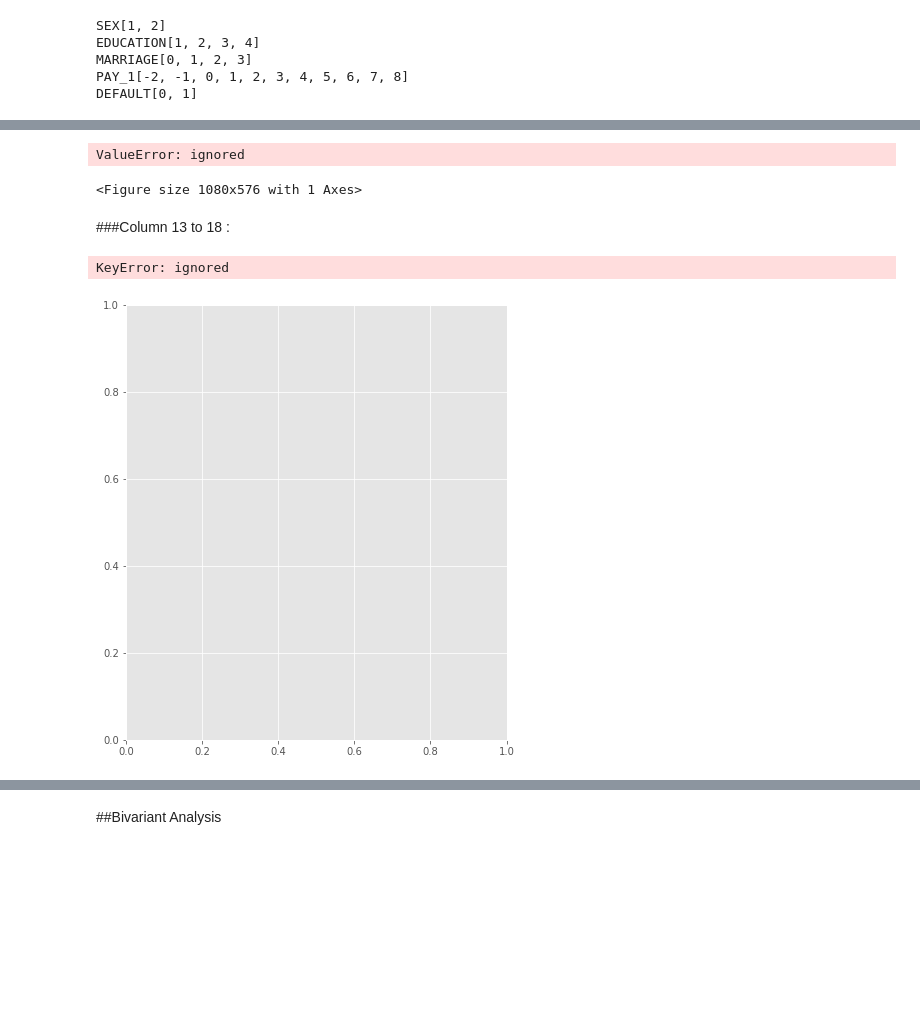
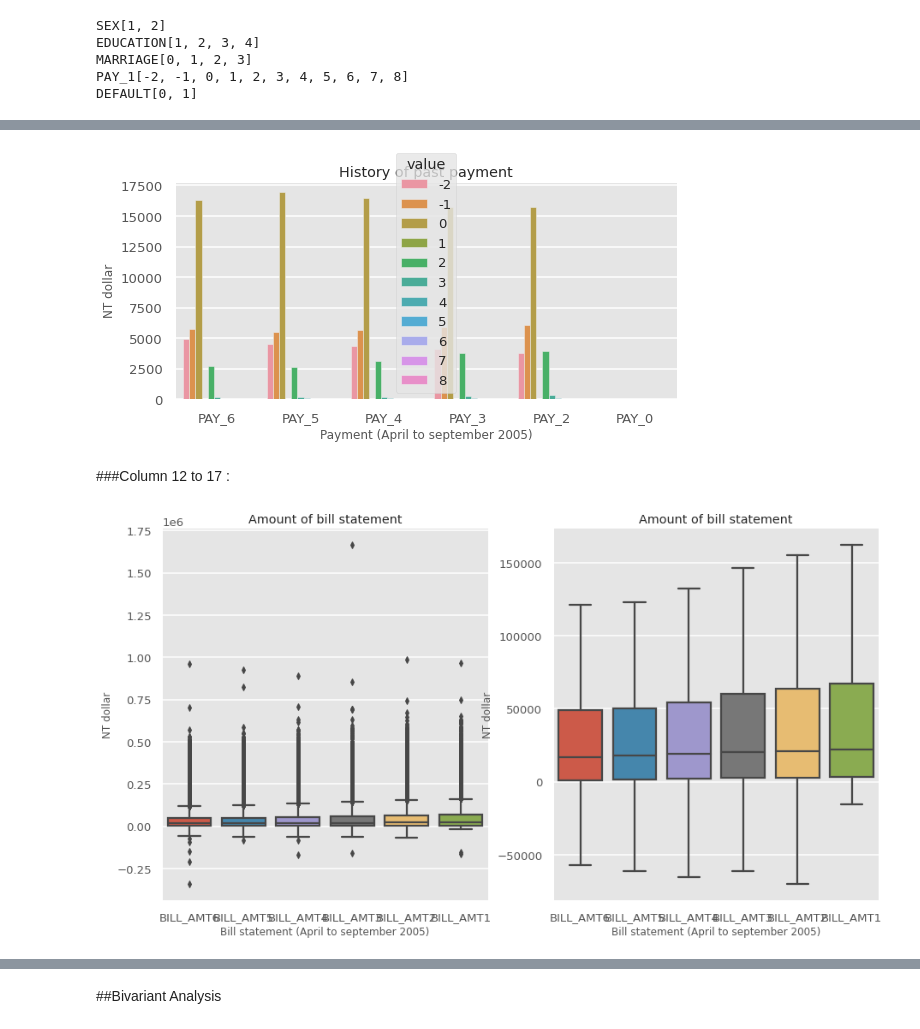
Before and after one commit to Anku0210/Credit-Card-Default-Prediction, a Jupyter notebook: Credit_Card_Default_Prediction_Capstone_Project.ipynb, the cells around one changed output, grey strips where cells are left out. Drawn from its saved outputs; the diff is of its cells as text; code cells hidden in the pictures; blank space fills up the shorter version.

```diff
--- a/Credit_Card_Default_Prediction_Capstone_Project.ipynb
+++ b/Credit_Card_Default_Prediction_Capstone_Project.ipynb
@@ -285,33 +277,31 @@ plt.show()
 # %%
-sns.countplot(x="variable", hue="value", data=pd.melt(df.iloc[:,6:12]), order = ["PAY_6","PAY_5","PAY_4","PAY_3","PAY_2","PAY_0"] )
+sns.countplot(x="variable", hue="value", data=pd.melt(df.iloc[:,5:11]), order = ["PAY_6","PAY_5","PAY_4","PAY_3","PAY_2","PAY_0"] )
 plt.title("History of past payment")
 plt.xlabel("Payment (April to september 2005)")
 plt.ylabel("NT dollar")
 plt.show()
 # %% [output]
-ValueError: ignored
-<Figure size 1080x576 with 1 Axes>
+[figure, added]
 # %% [markdown]
-###Column 13 to 18 :
+###Column 12 to 17 :
 # %%
 plt.rcParams["figure.figsize"] = [15,8]
 plt.subplot(1, 2, 1) # index 1
-sns.boxplot( data=df.iloc[:,12:18],
+sns.boxplot( data=df.iloc[:,11:17],
             order=["BILL_AMT6","BILL_AMT5","BILL_AMT4","BILL_AMT3","BILL_AMT2","BILL_AMT1"])
 plt.title("Amount of bill statement")
 plt.xlabel("Bill statement (April to september 2005)")
 plt.ylabel("NT dollar")
 
 
 plt.subplot(1, 2, 2) # index 2
-sns.boxplot( data=df.iloc[:,12:18],
+sns.boxplot( data=df.iloc[:,11:17],
             showfliers=False,
             order=["BILL_AMT6","BILL_AMT5","BILL_AMT4","BILL_AMT3","BILL_AMT2","BILL_AMT1"])
 plt.title("Amount of bill statement")
 plt.xlabel("Bill statement (April to september 2005)")
 plt.ylabel("NT dollar")
 
 plt.show()
 # %% [output]
-KeyError: ignored
-[figure, old version]
+[figure, new version]
```
Also changed, not shown: parts of 81 cells of this notebook.
